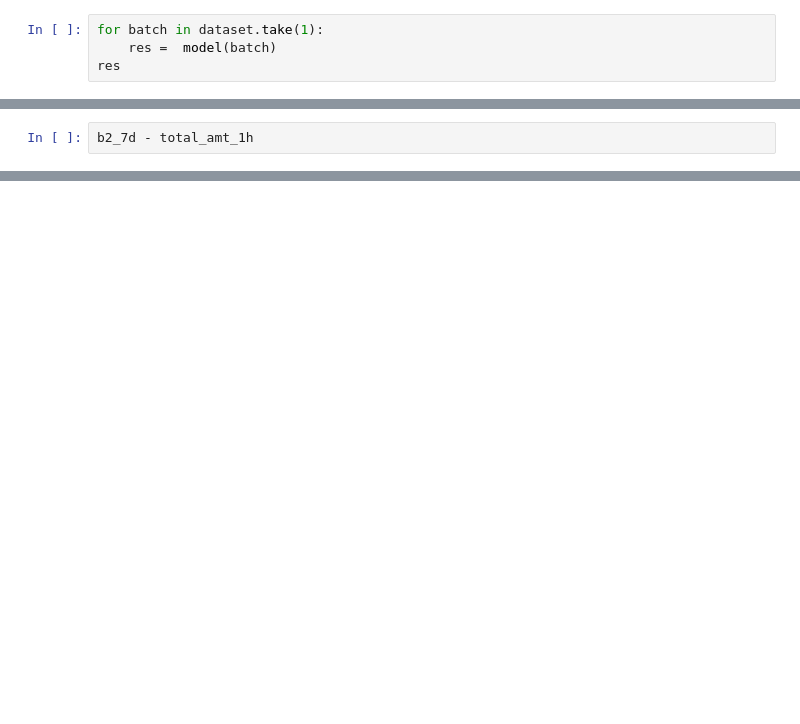
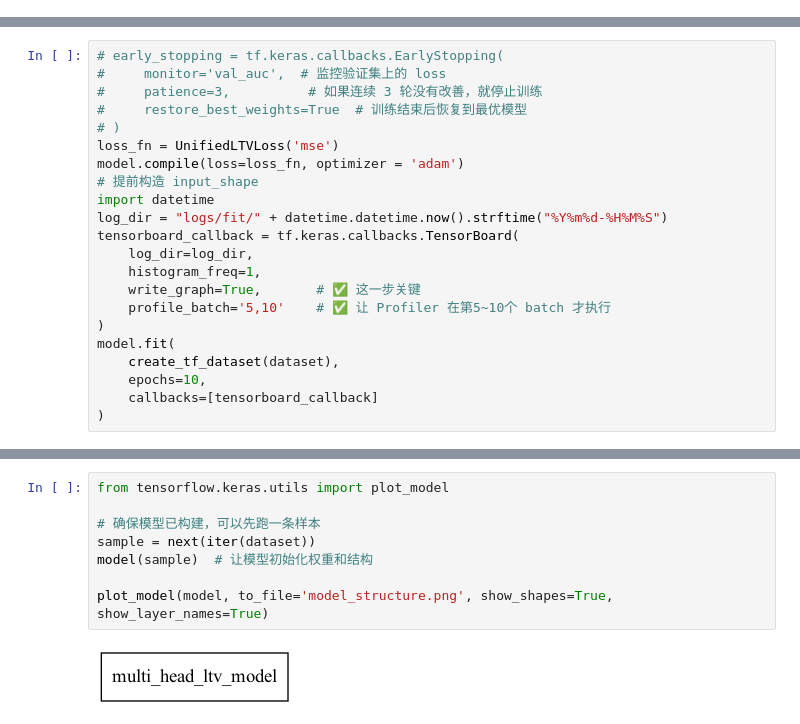
Before and after one commit to tangweize/learning_step, a Jupyter notebook: 25_Q3_multi_window_ltv_model/main.ipynb, the cells around one changed output, grey strips where cells are left out. Saved outputs shown, nothing was run; the diff lists cells and outputs as text; blank space fills up the shorter version.

```diff
--- a/25_Q3_multi_window_ltv_model/main.ipynb
+++ b/25_Q3_multi_window_ltv_model/main.ipynb
@@ -64,4 +55,0 @@ model = MULTI_HEAD_LTV_MODEL(5, [200,200], [200,128], 'user_dense_features', 'us
-# %%
-for batch in dataset.take(1):
-    res =  model(batch)
-res
@@ -107,3 +114,23 @@ for batch in dataset.take(1):
 # %%
-b2_7d - total_amt_1h
+# early_stopping = tf.keras.callbacks.EarlyStopping(
+#     monitor='val_auc',  # 监控验证集上的 loss
+#     patience=3,          # 如果连续 3 轮没有改善，就停止训练
+#     restore_best_weights=True  # 训练结束后恢复到最优模型
+# )
+loss_fn = UnifiedLTVLoss('mse')
+model.compile(loss=loss_fn, optimizer = 'adam')
+# 提前构造 input_shape
+import datetime
+log_dir = "logs/fit/" + datetime.datetime.now().strftime("%Y%m%d-%H%M%S")
+tensorboard_callback = tf.keras.callbacks.TensorBoard(
+    log_dir=log_dir,
+    histogram_freq=1,
+    write_graph=True,       # ✅ 这一步关键
+    profile_batch='5,10'    # ✅ 让 Profiler 在第5~10个 batch 才执行
+)
+model.fit(
+    create_tf_dataset(dataset),
+    epochs=10,
+    callbacks=[tensorboard_callback]
+)
 # %% [output]
@@ -126,0 +181,10 @@ array([[ 0.0000000e+00],
+# %%
+from tensorflow.keras.utils import plot_model
+
+# 确保模型已构建，可以先跑一条样本
+sample = next(iter(dataset))
+model(sample)  # 让模型初始化权重和结构
+
+plot_model(model, to_file='model_structure.png', show_shapes=True, show_layer_names=True)
+# %% [output]
+[figure, added]
```
Also changed, not shown: parts of 10 cells of this notebook, 2 other files.
